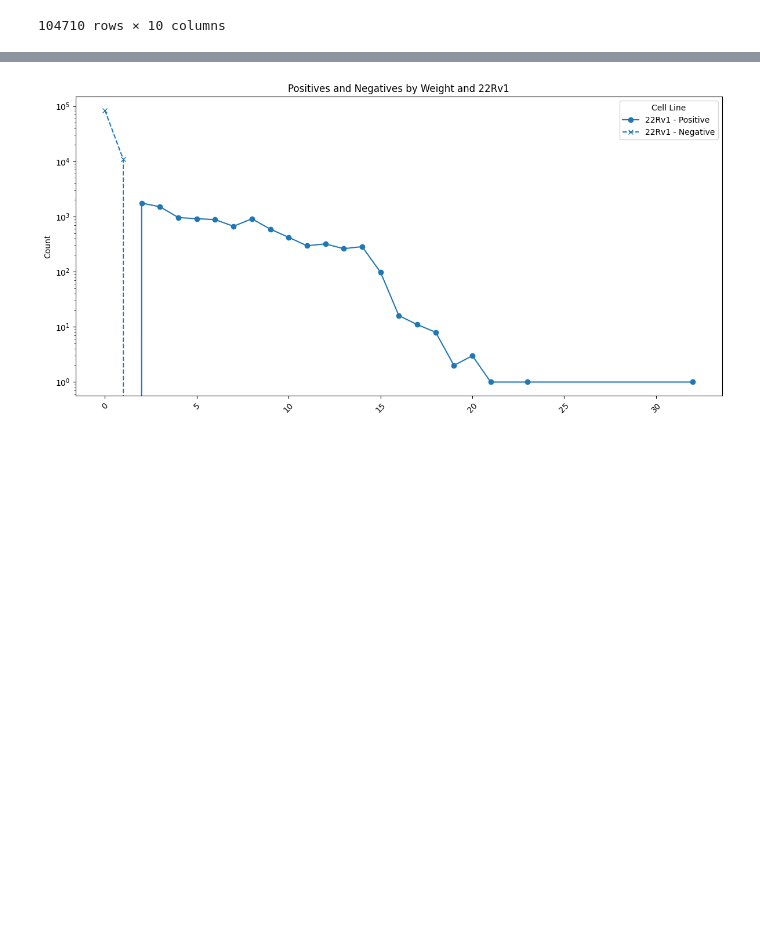
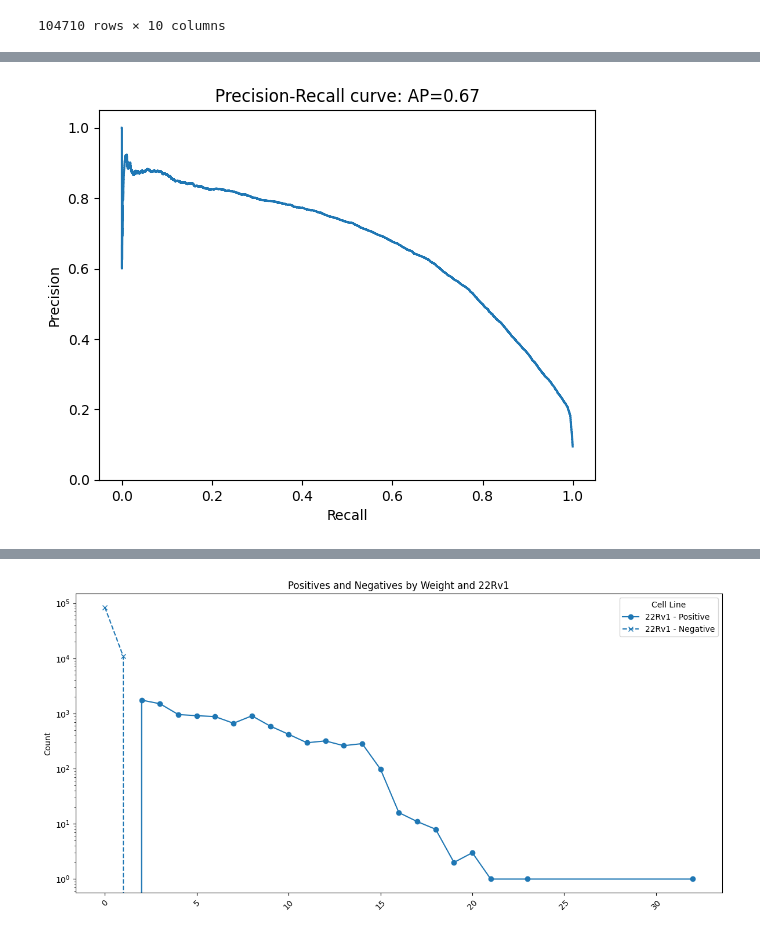
Before and after one commit to wejarrard/tf-binding, a Jupyter notebook: src/inference/analysis/22Rv1_training_analysis.ipynb, the cells around one changed output, grey strips where cells are left out. Cells and saved outputs as stored; diff of their text form; code cells hidden in the pictures; blank space fills up the shorter version.

```diff
--- a/src/inference/analysis/22Rv1_training_analysis.ipynb
+++ b/src/inference/analysis/22Rv1_training_analysis.ipynb
@@ -115,3 +104,24 @@ df.head()
+# %%
+# create correct or incorrect prediction column
+df['correct'] = df['predicted'] == df['targets']
+df.head()
+# generate precision recall curve using probabilities column
+from sklearn.metrics import precision_recall_curve
+from sklearn.metrics import average_precision_score
+
+precision, recall, _ = precision_recall_curve(df['targets'], df['probabilities'])
+average_precision = average_precision_score(df['targets'], df['probabilities'])
+
+plt.figure()
+plt.step(recall, precision, where='post')
+plt.xlabel('Recall')
+plt.ylabel('Precision')
+plt.ylim([0.0, 1.05])
+
+plt.title('Precision-Recall curve: AP={0:0.2f}'.format(average_precision))
+plt.show()
+# %% [output]
+[figure, added]
 # %%
 # Calculate True and False counts
 df['True'] = df['correct'] == True
```
Also changed, not shown: parts of 2 cells of this notebook, 17 other files.
